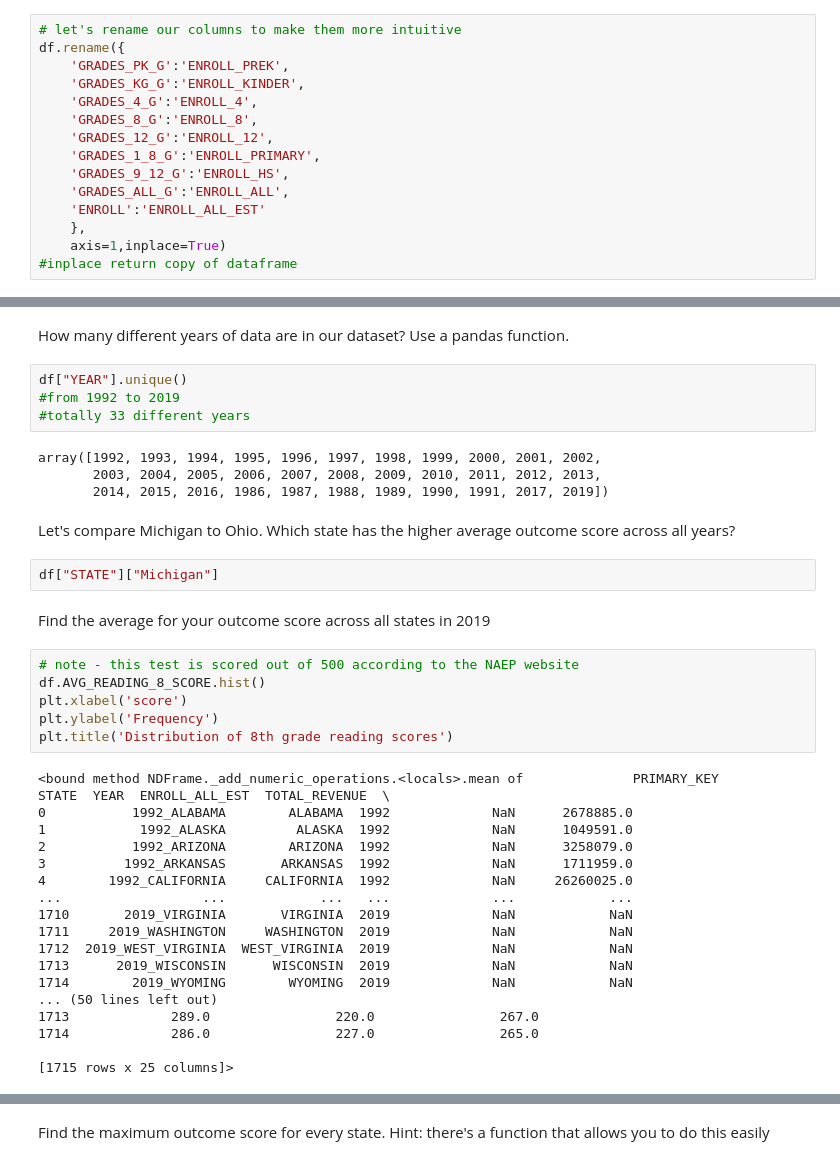
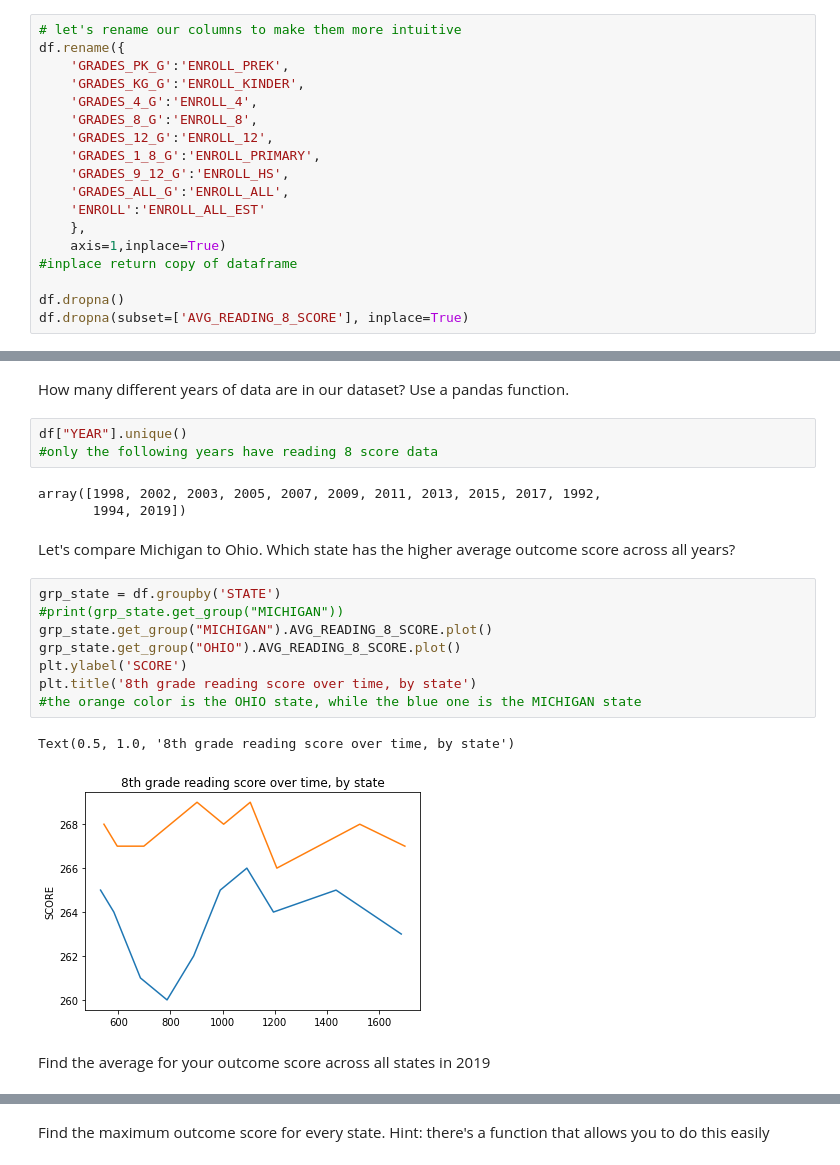
Before and after one commit to borenke/mdst_tutorials, a Jupyter notebook: tutorial/checkpoint2/checkpoint2.ipynb, the cells around one changed output, grey strips where cells are left out. Cells and saved outputs as stored; diff of their text form.

```diff
--- a/tutorial/checkpoint2/checkpoint2.ipynb
+++ b/tutorial/checkpoint2/checkpoint2.ipynb
@@ -58,3 +58,6 @@ df.rename({
     },
     axis=1,inplace=True)
 #inplace return copy of dataframe
+
+df.dropna()
+df.dropna(subset=['AVG_READING_8_SCORE'], inplace=True)
@@ -70,41 +71,24 @@ Chosen Outcome Variable for Test: **<Math/Reading for 4/8 grade>**   (Ex. Math f
 Outcome Score in the questions refers to the outcome variable you chose here.
 # %% [markdown]
 How many different years of data are in our dataset? Use a pandas function.
-# %%
-df["YEAR"].unique()
-#from 1992 to 2019
-#totally 33 different years
-# %% [output]
-array([1992, 1993, 1994, 1995, 1996, 1997, 1998, 1999, 2000, 2001, 2002,
-       2003, 2004, 2005, 2006, 2007, 2008, 2009, 2010, 2011, 2012, 2013,
-       2014, 2015, 2016, 1986, 1987, 1988, 1989, 1990, 1991, 2017, 2019])
+# %%
+df["YEAR"].unique()
+#only the following years have reading 8 score data
+# %% [output]
+array([1998, 2002, 2003, 2005, 2007, 2009, 2011, 2013, 2015, 2017, 1992,
+       1994, 2019])
 # %% [markdown]
 Let's compare Michigan to Ohio. Which state has the higher average outcome score across all years?
-# %%
-df["STATE"]["Michigan"]
+# %%
+grp_state = df.groupby('STATE')
+#print(grp_state.get_group("MICHIGAN"))
+grp_state.get_group("MICHIGAN").AVG_READING_8_SCORE.plot()
+grp_state.get_group("OHIO").AVG_READING_8_SCORE.plot()
+plt.ylabel('SCORE')
+plt.title('8th grade reading score over time, by state')
+#the orange color is the OHIO state, while the blue one is the MICHIGAN state
+# %% [output]
+Text(0.5, 1.0, '8th grade reading score over time, by state')
+[figure, added]
 # %% [markdown]
 Find the average for your outcome score across all states in 2019
-# %%
-# note - this test is scored out of 500 according to the NAEP website
-df.AVG_READING_8_SCORE.hist()
-plt.xlabel('score')
-plt.ylabel('Frequency')
-plt.title('Distribution of 8th grade reading scores')
-# %% [output]
-<bound method NDFrame._add_numeric_operations.<locals>.mean of              PRIMARY_KEY          STATE  YEAR  ENROLL_ALL_EST  TOTAL_REVENUE  \
-0           1992_ALABAMA        ALABAMA  1992             NaN      2678885.0
-1            1992_ALASKA         ALASKA  1992             NaN      1049591.0
-2           1992_ARIZONA        ARIZONA  1992             NaN      3258079.0
-3          1992_ARKANSAS       ARKANSAS  1992             NaN      1711959.0
-4        1992_CALIFORNIA     CALIFORNIA  1992             NaN     26260025.0
-...                  ...            ...   ...             ...            ...
-1710       2019_VIRGINIA       VIRGINIA  2019             NaN            NaN
-1711     2019_WASHINGTON     WASHINGTON  2019             NaN            NaN
-1712  2019_WEST_VIRGINIA  WEST_VIRGINIA  2019             NaN            NaN
-1713      2019_WISCONSIN      WISCONSIN  2019             NaN            NaN
-1714        2019_WYOMING        WYOMING  2019             NaN            NaN
-... (50 lines left out)
-1713             289.0                220.0                267.0
-1714             286.0                227.0                265.0
-
-[1715 rows x 25 columns]>
```
Also changed, not shown: parts of 23 cells of this notebook, 1 other file.
